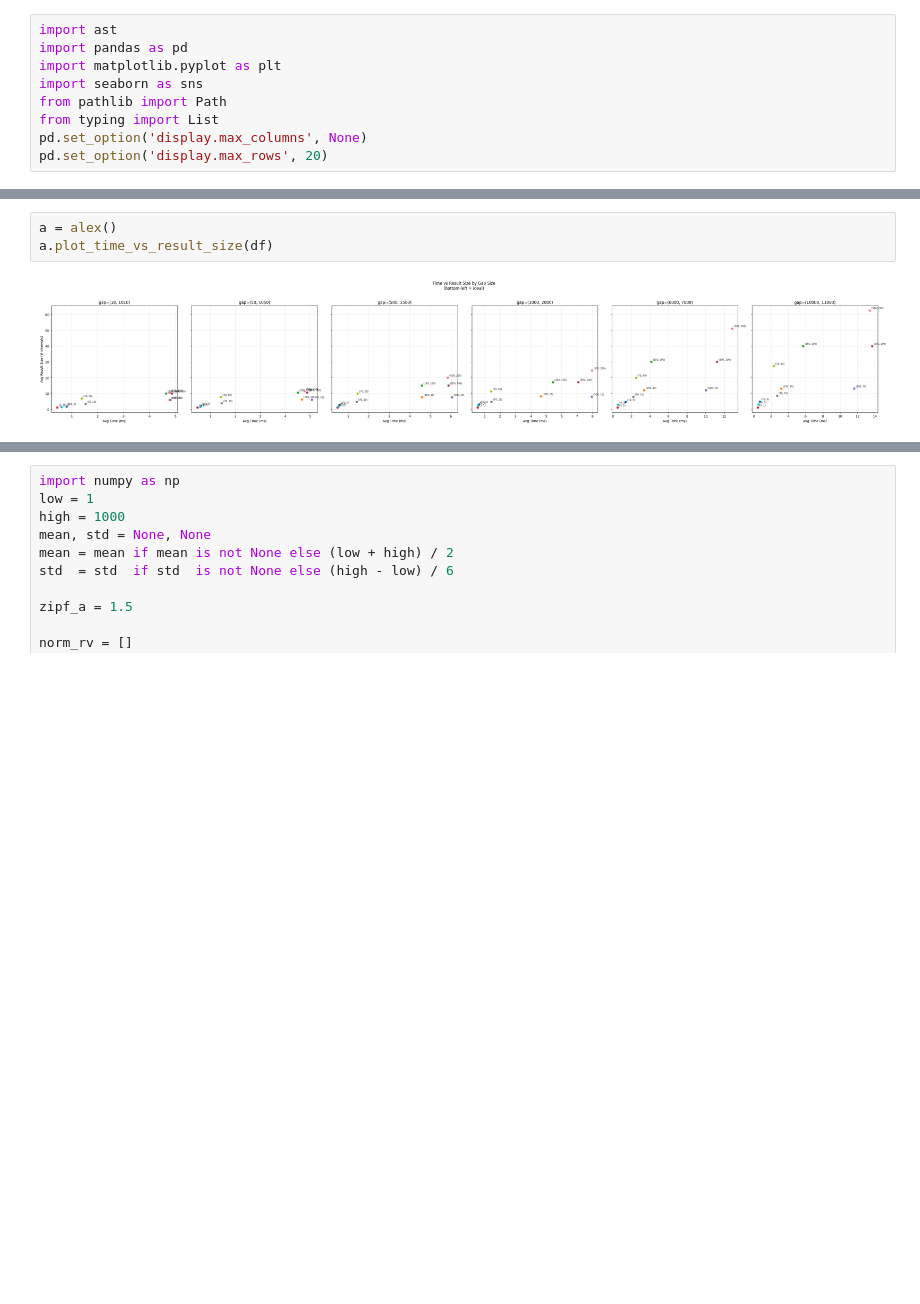
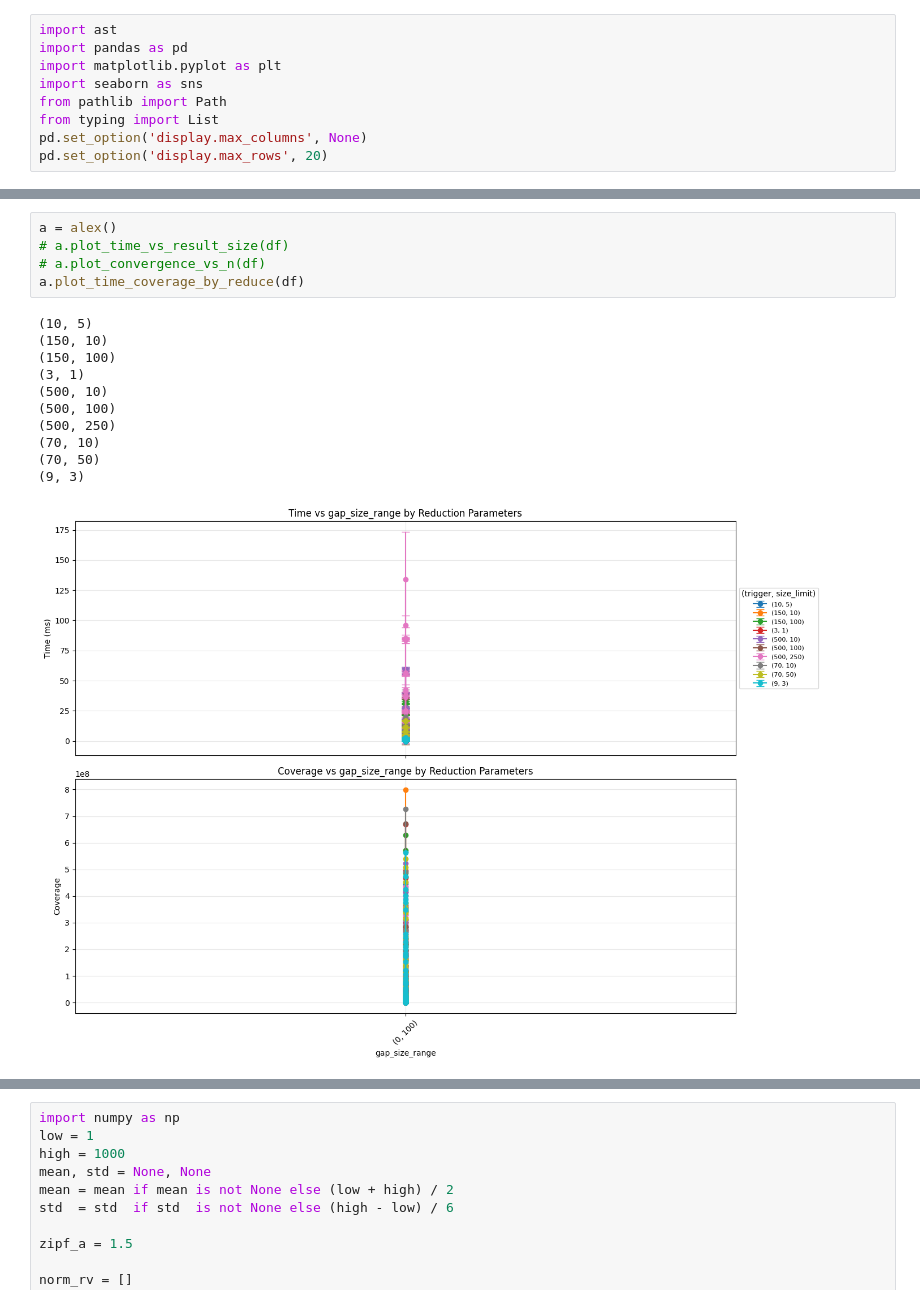
Before and after one commit to asxvi/uadb, a Jupyter notebook: experimentRunner/notebooks/Untitled1.ipynb, the cells around one changed output, grey strips where cells are left out. Drawn from its saved outputs; the diff is of its cells as text; blank space fills up the shorter version.

```diff
--- a/experimentRunner/notebooks/Untitled1.ipynb
+++ b/experimentRunner/notebooks/Untitled1.ipynb
@@ -238,8 +301,20 @@ class alex:
 # %%
 a = alex()
-a.plot_time_vs_result_size(df)
+# a.plot_time_vs_result_size(df)
+# a.plot_convergence_vs_n(df)
+a.plot_time_coverage_by_reduce(df)
 # %% [output]
+(10, 5)
+(150, 10)
+(150, 100)
+(3, 1)
+(500, 10)
+(500, 100)
+(500, 250)
+(70, 10)
+(70, 50)
+(9, 3)
-[figure, old version]
+[figure, new version]
 # %%
 a.plot_time_vs_accuracy(df)
 # %% [output]
```
Also changed, not shown: parts of 10 cells of this notebook, 5 other files.
